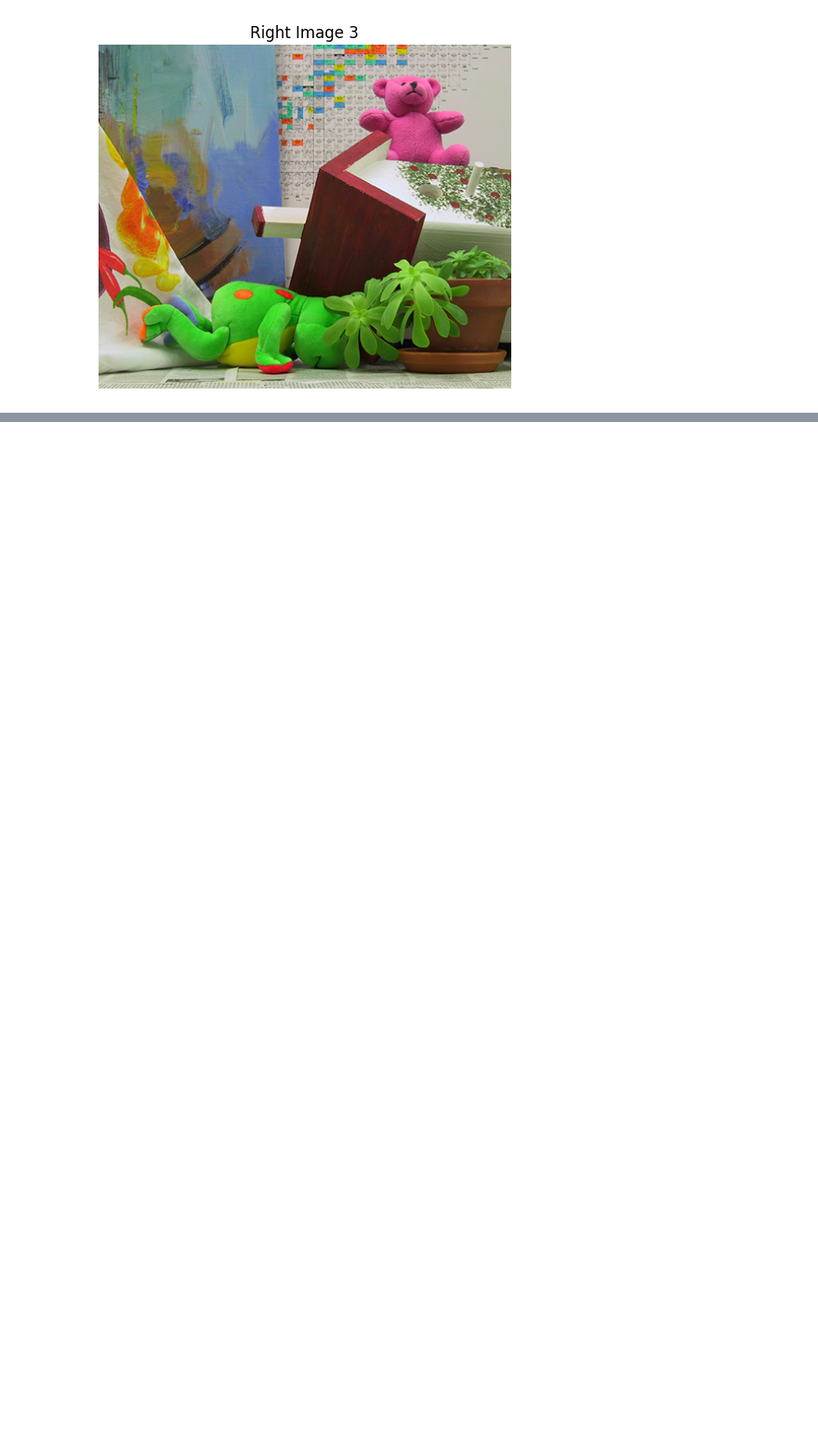
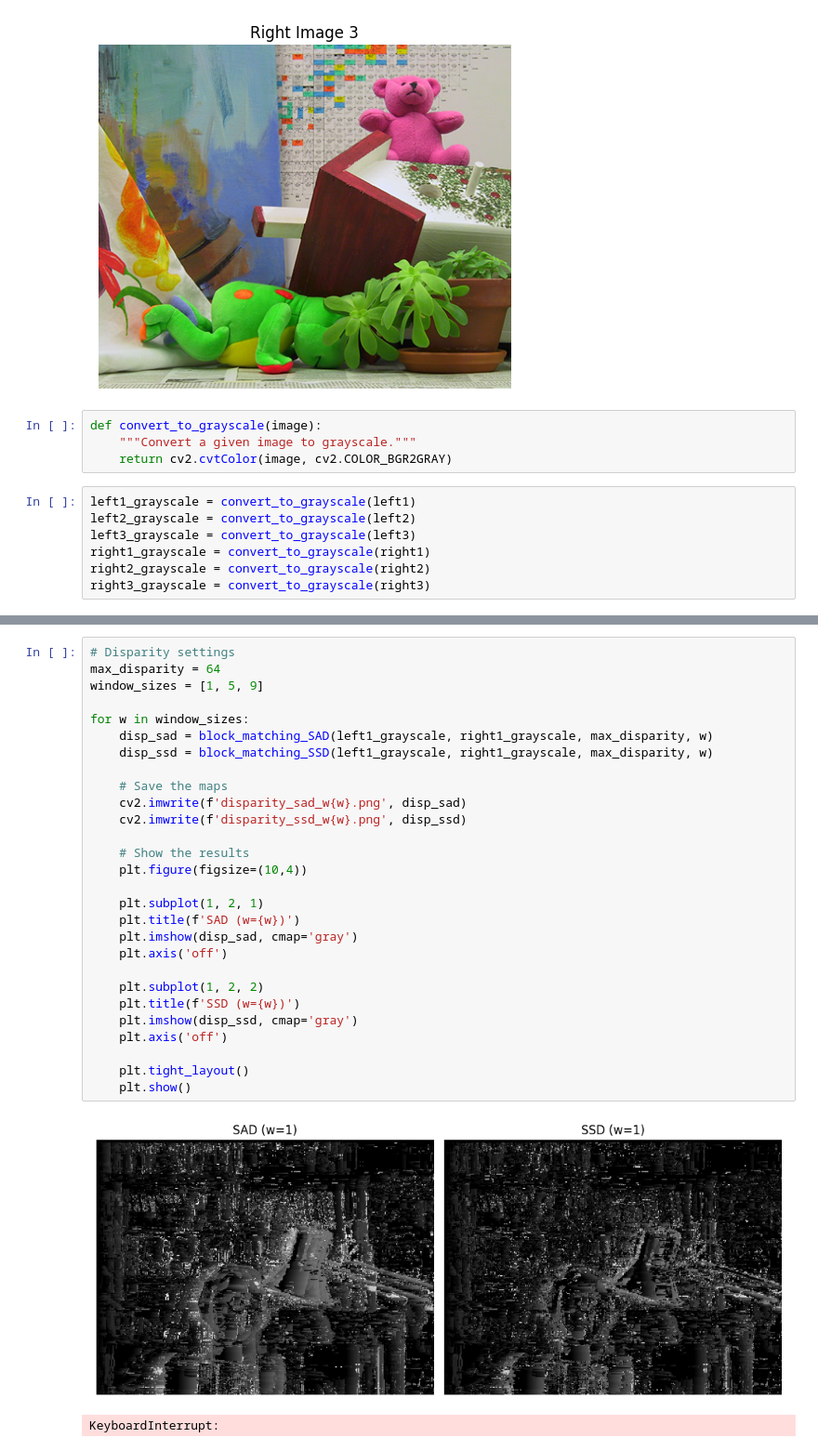
Before and after one commit to NadineTamish/Computer-Vision-Course-Assignments, a Jupyter notebook: Assignment_3/notebooks/assignment3.ipynb, the cells around one changed output, grey strips where cells are left out. Shown at 93% size. Drawn from its saved outputs; the diff is of its cells as text; blank space fills up the shorter version.

```diff
--- a/Assignment_3/notebooks/assignment3.ipynb
+++ b/Assignment_3/notebooks/assignment3.ipynb
@@ -36,3 +36,14 @@ show_image(right3, "Right Image 3")
 [figure]
 [figure]
 [figure]
+# %%
+def convert_to_grayscale(image):
+    """Convert a given image to grayscale."""
+    return cv2.cvtColor(image, cv2.COLOR_BGR2GRAY)
+# %%
+left1_grayscale = convert_to_grayscale(left1)
+left2_grayscale = convert_to_grayscale(left2)
+left3_grayscale = convert_to_grayscale(left3)
+right1_grayscale = convert_to_grayscale(right1)
+right2_grayscale = convert_to_grayscale(right2)
+right3_grayscale = convert_to_grayscale(right3)
@@ -38,0 +110,31 @@ show_image(right3, "Right Image 3")
+# %%
+# Disparity settings
+max_disparity = 64
+window_sizes = [1, 5, 9]
+
+for w in window_sizes:
+    disp_sad = block_matching_SAD(left1_grayscale, right1_grayscale, max_disparity, w)
+    disp_ssd = block_matching_SSD(left1_grayscale, right1_grayscale, max_disparity, w)
+
+    # Save the maps
+    cv2.imwrite(f'disparity_sad_w{w}.png', disp_sad)
+    cv2.imwrite(f'disparity_ssd_w{w}.png', disp_ssd)
+
+    # Show the results
+    plt.figure(figsize=(10,4))
+
+    plt.subplot(1, 2, 1)
+    plt.title(f'SAD (w={w})')
+    plt.imshow(disp_sad, cmap='gray')
+    plt.axis('off')
+
+    plt.subplot(1, 2, 2)
+    plt.title(f'SSD (w={w})')
+    plt.imshow(disp_ssd, cmap='gray')
+    plt.axis('off')
+
+    plt.tight_layout()
+    plt.show()
+# %% [output]
+[figure, added]
+KeyboardInterrupt:
```
Also changed, not shown: parts of 2 cells of this notebook, 3 other files.
